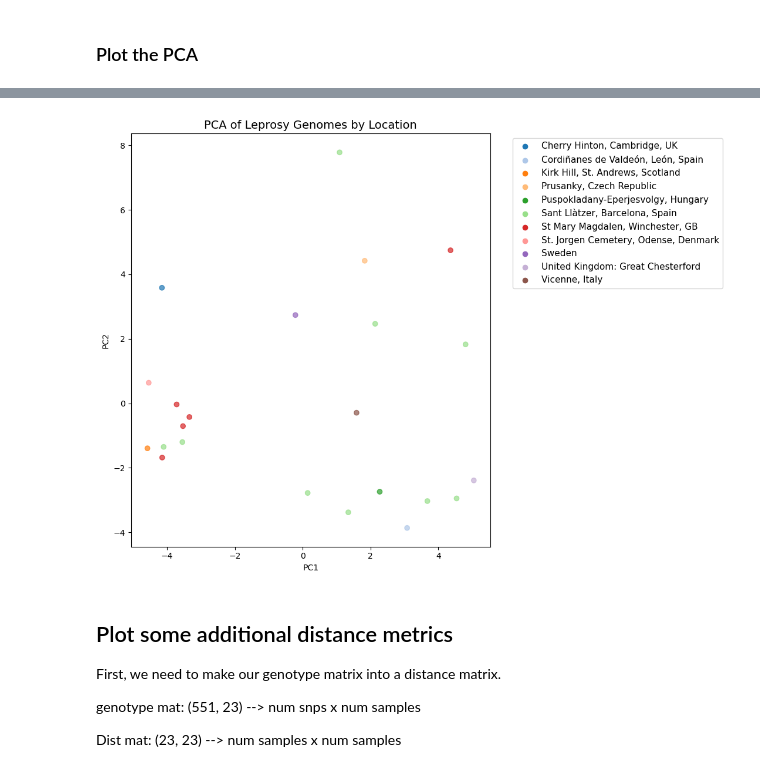
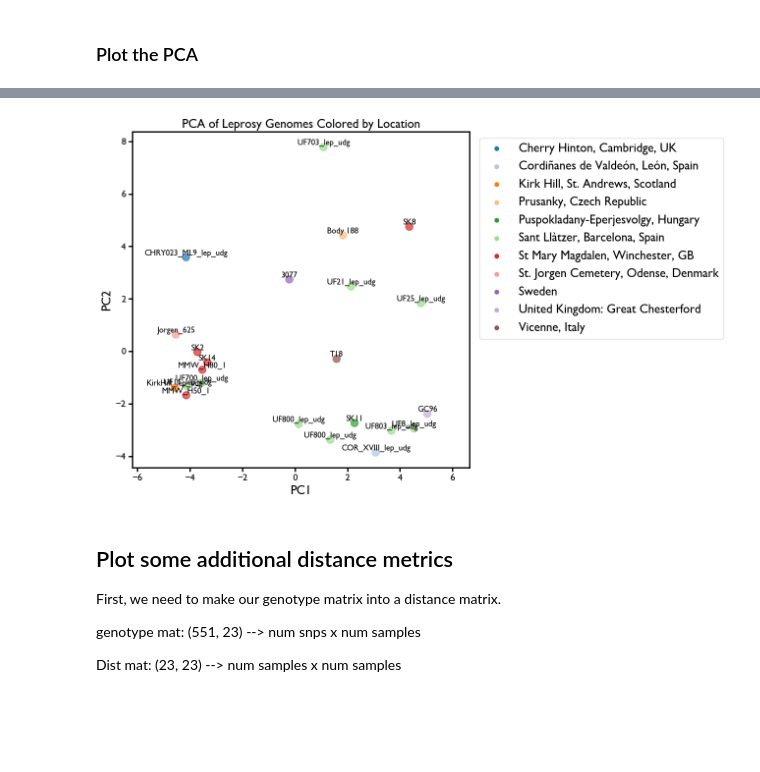
Before and after one commit to skylarwalters/biol1430_leprosy_analysis, a Jupyter notebook: pca.ipynb, the cells around one changed output, grey strips where cells are left out. Drawn from its saved outputs; the diff is of its cells as text; code cells hidden in the pictures; blank space fills up the shorter version.

```diff
--- a/pca.ipynb
+++ b/pca.ipynb
@@ -23,8 +23,8 @@ import pandas as pd
 First, we need to load ouru vcf and preprocess.
 # %%
 #  file paths
-vcf_path = 'data/variants.vcf.gz'
-metadata = pd.read_csv("data/fixed.csv")
+vcf_path = 'variants.vcf.gz'
+metadata = pd.read_csv("fixed.csv")
 # %% [markdown]
 Epic. Now, we can use the allel package to process into the callset into a genotype matrix.
 # %%
@@ -87,10 +85,21 @@ samples = metadata["Sample_Name"]
 
 unique_locations = sorted(set(locations))
 unique_ages = sorted(set(centuries))
+unique_samples = samples
 
+colors_dict_sample = {pop: plt.cm.tab20(i) for i, pop in enumerate(unique_samples)}
 colors_dict_loc = {pop: plt.cm.tab20(i) for i, pop in enumerate(unique_locations)}
 colors_dict_age = {pop: plt.cm.tab20(i) for i, pop in enumerate(unique_ages)}
 
 colors_loc = [colors_dict_loc[loc] for loc in locations]
 colors_time = [colors_dict_age[age] for age in centuries]
+
+
+plt.rcParams['font.family'] = 'Gill Sans'
+
+# compute symmetric axis limits for both plots
+x_min, x_max = X_pca[:,0].min(), X_pca[:,0].max()
+y_min, y_max = X_pca[:,1].min(), X_pca[:,1].max()
+
+xy_lim = max(abs(x_min), abs(x_max), abs(y_min), abs(y_max))
 # %%
@@ -121,25 +144,45 @@ plt.show()
 # %%
-plt.figure(figsize=(11,8))
+# pca with sample labels
+plt.figure(figsize=(13,8))
 
 plt.scatter(X_pca[:,0], X_pca[:,1],
             c=colors_loc,
             alpha=0.7,
+            s = 120
             )
 for loc in unique_locations:
     plt.scatter([], [],
                 color=colors_dict_loc[loc],
                 label=loc
                 )
 
-plt.xlabel("PC1")
-plt.ylabel("PC2")
-plt.title("PCA of Leprosy Genomes by Location", fontsize=14)
-plt.legend(bbox_to_anchor=(1.05, 1),
+ax = plt.gca()
+
+ax = plt.gca()
+for spine in ax.spines.values():
+    spine.set_linewidth(2)
+
+# Add sample labels on top of each point
+for i, sample in enumerate(unique_samples):  # sample_names should be length N
+    ax.text(X_pca[i,0], X_pca[i,1], sample,
+            fontsize=12,
+            ha='center',
+            va='bottom',  # 'bottom' places text slightly above the point
+            color='black'
+           )
+
+ax.set_aspect('equal', adjustable='datalim')
+plt.tick_params(width=2, length=6, labelsize = 14)
+
+plt.xlabel("PC1", fontsize = 18)
+plt.ylabel("PC2", fontsize = 18)
+plt.title("PCA of Leprosy Genomes Colored by Location", fontsize=18)
+plt.legend(bbox_to_anchor=(1.01, 1),
            loc='upper left',
-           fontsize=11)
+           fontsize=18)
 plt.tight_layout()
 
-plt.savefig('fig/pca_by_location.png')
+plt.savefig('pca_by_location.png')
 plt.show()
 # %% [output]
-[figure, old version]
+[figure, new version]
```
Also changed, not shown: parts of 7 cells of this notebook, 5 other files.
